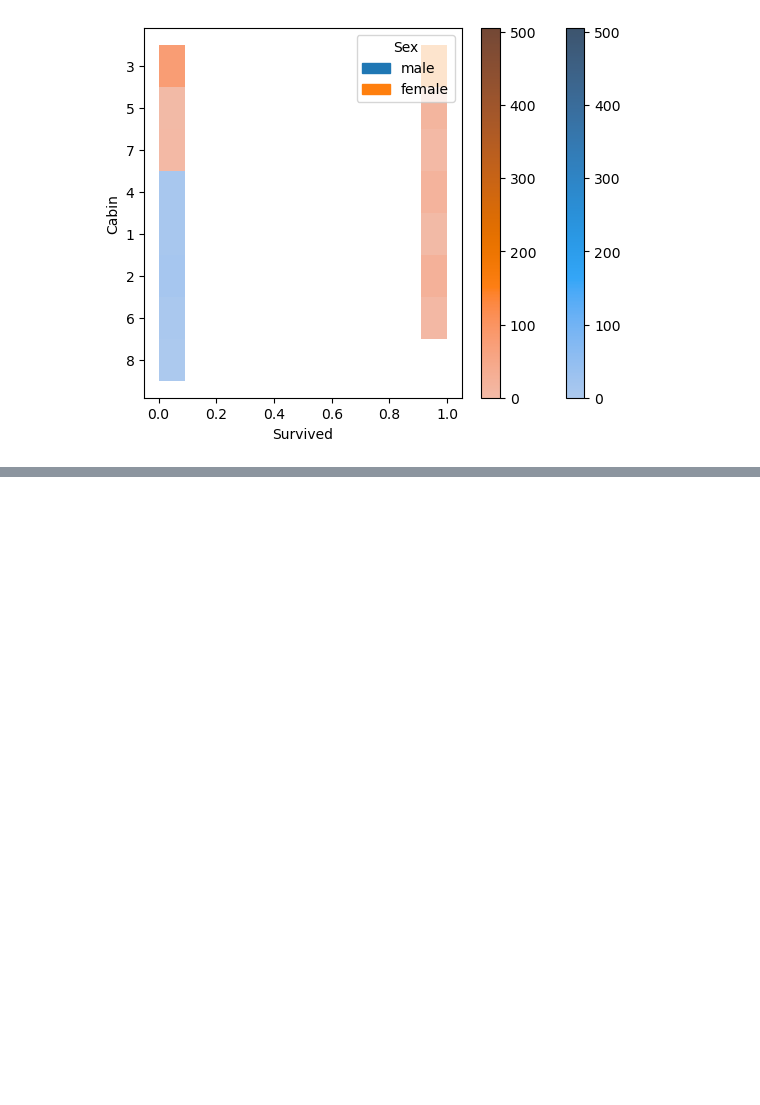
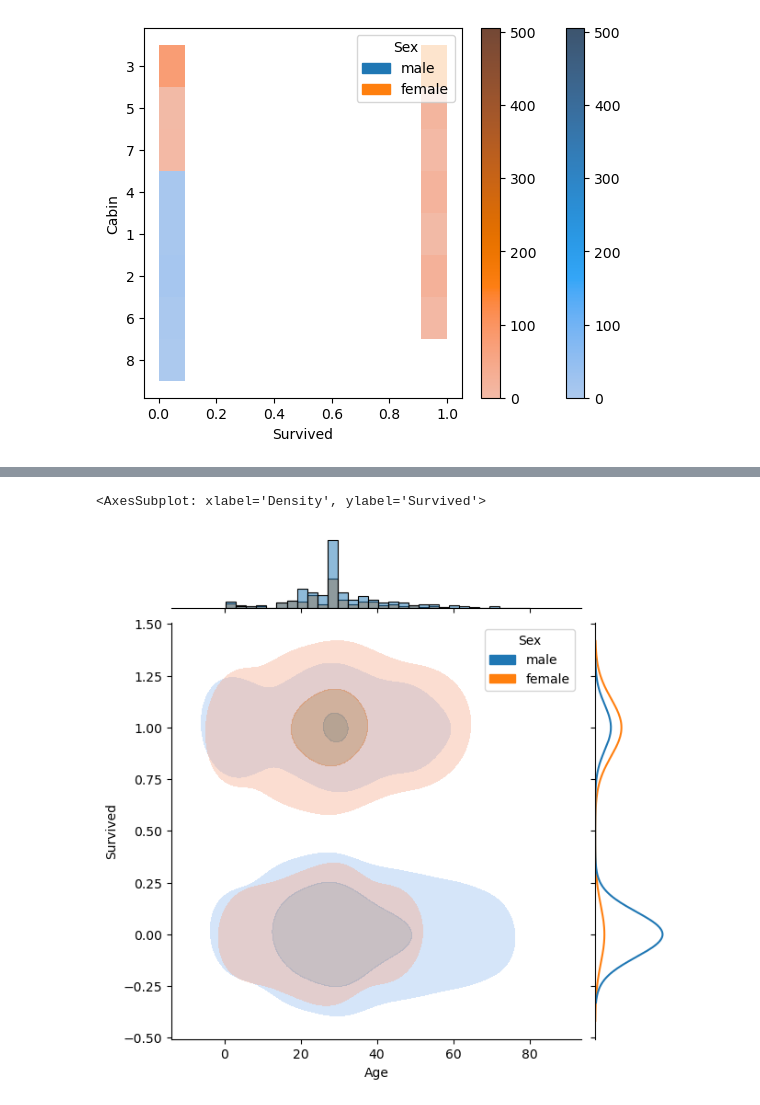
Before and after one commit to LegitMarkus/Titanix-KI, a Jupyter notebook: Titanix.ipynb, the cells around one changed output, grey strips where cells are left out. Saved outputs shown, nothing was run; the diff lists cells and outputs as text; code cells hidden in the pictures; blank space fills up the shorter version.

```diff
--- a/Titanix.ipynb
+++ b/Titanix.ipynb
@@ -421,0 +432,8 @@ sns.histplot(data=titanixdata, x='Survived', y='Cabin', hue='Sex',cbar=True)
+# %%
+joint_grid = sns.JointGrid()
+sns.kdeplot(data=titanixdata, x='Age', y='Survived', hue='Sex',fill=True, alpha=0.4, levels=3, ax=joint_grid.ax_joint)
+sns.histplot(data=titanixdata, x='Age', hue='Sex', legend=False,ax=joint_grid.ax_marg_x)
+sns.kdeplot(data=titanixdata, y='Survived', hue='Sex', legend=False,ax=joint_grid.ax_marg_y)
+# %% [output]
+<AxesSubplot: xlabel='Density', ylabel='Survived'>
+[figure, added]
```
Also changed, not shown: parts of 6 cells of this notebook.
